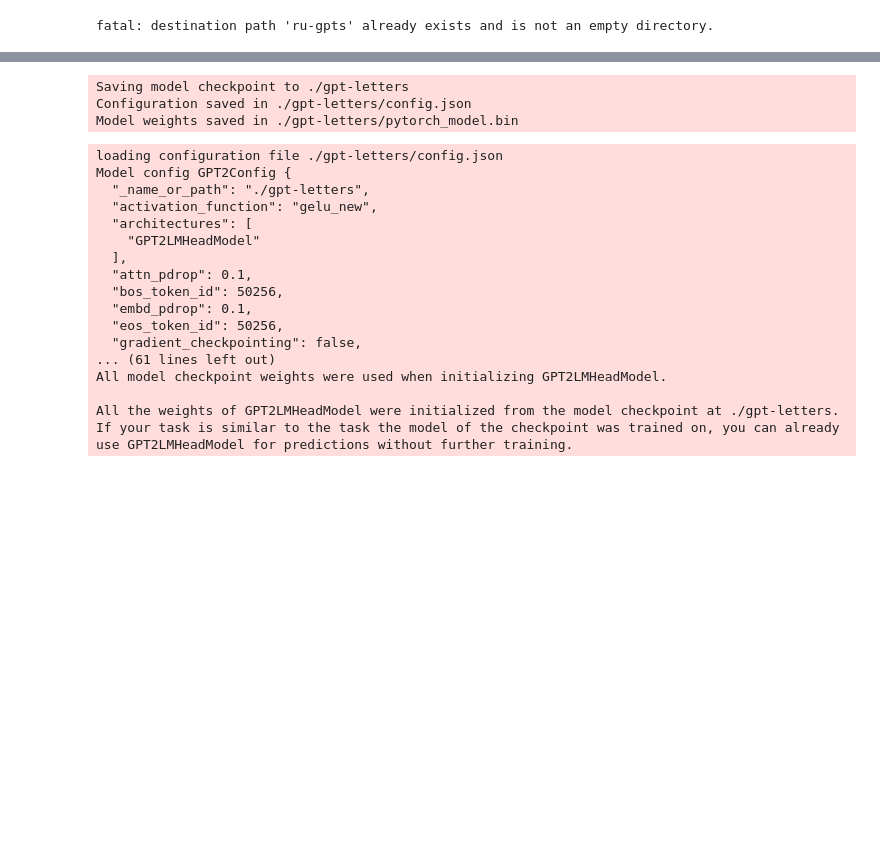
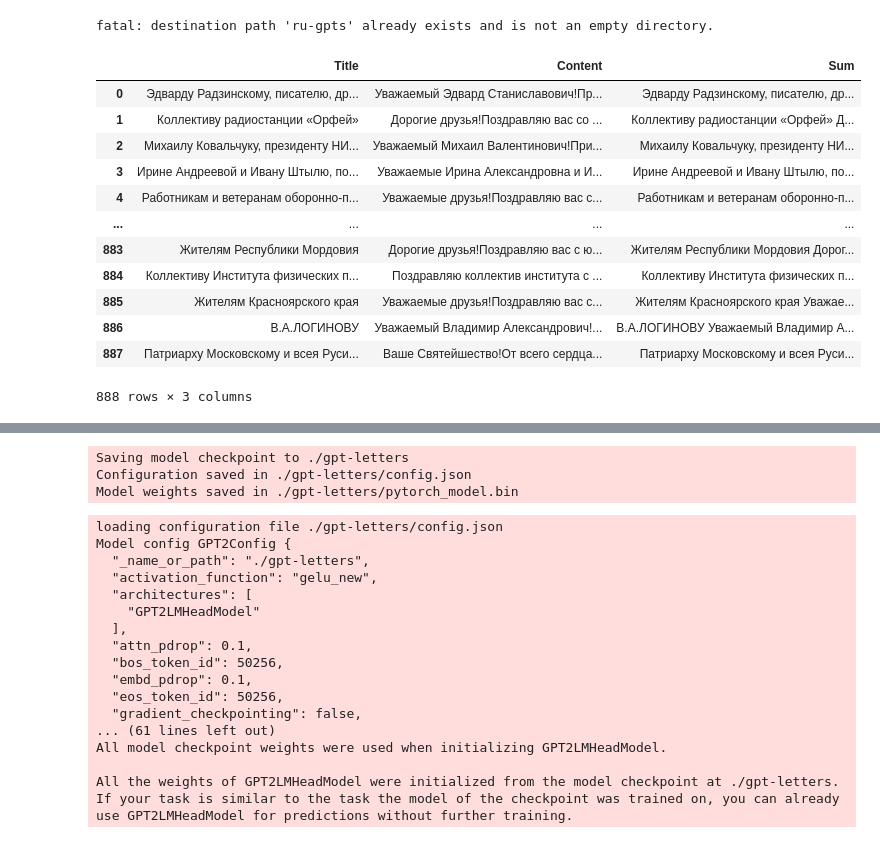
Before and after one commit to DmitryKutsev/congrats_generator, a Jupyter notebook: my_gpt2.ipynb, the cells around one changed output, grey strips where cells are left out. Cells and saved outputs as stored; diff of their text form; code cells hidden in the pictures; blank space fills up the shorter version.

```diff
--- a/my_gpt2.ipynb
+++ b/my_gpt2.ipynb
@@ -206,6 +206,23 @@ from datasets import load_dataset
 from sklearn.model_selection import train_test_split
 import re
 # datasets = load_dataset("text", data_files={"train": path_to_train.txt, "validation": path_to_validation.txt}
+# %%
+my_df['Sum'] = [my_df['Title'].tolist()[i] + my_df['Content'].tolist()[i] for i in range(len(my_df))]
+my_df
+# %% [output]
+|  | Title | Content | Sum |
+| 0 | Эдварду Радзинскому, писателю, др... | Уважаемый Эдвард Станиславович!Пр... | Эдварду Радзинскому, писателю, др... |
+| 1 | Коллективу радиостанции «Орфей» | Дорогие друзья!Поздравляю вас со ... | Коллективу радиостанции «Орфей» Д... |
+| 2 | Михаилу Ковальчуку, президенту НИ... | Уважаемый Михаил Валентинович!При... | Михаилу Ковальчуку, президенту НИ... |
+| 3 | Ирине Андреевой и Ивану Штылю, по... | Уважаемые Ирина Александровна и И... | Ирине Андреевой и Ивану Штылю, по... |
+| 4 | Работникам и ветеранам оборонно-п... | Уважаемые друзья!Поздравляю вас с... | Работникам и ветеранам оборонно-п... |
+| ... | ... | ... | ... |
+| 883 | Жителям Республики Мордовия | Дорогие друзья!Поздравляю вас с ю... | Жителям Республики Мордовия Дорог... |
+| 884 | Коллективу Института физических п... | Поздравляю коллектив института с ... | Коллективу Института физических п... |
+| 885 | Жителям Красноярского края | Уважаемые друзья!Поздравляю вас с... | Жителям Красноярского края Уважае... |
+| 886 | В.А.ЛОГИНОВУ | Уважаемый Владимир Александрович!... | В.А.ЛОГИНОВУ Уважаемый Владимир А... |
+| 887 | Патриарху Московскому и всея Руси... | Ваше Святейшество!От всего сердца... | Патриарху Московскому и всея Руси... |
+888 rows × 3 columns
 # %%
 train_test_ratio = 0.9
 df_train, df_test = train_test_split(my_df, train_size = train_test_ratio, random_state = 1)
```
Also changed, not shown: parts of 25 cells of this notebook.
